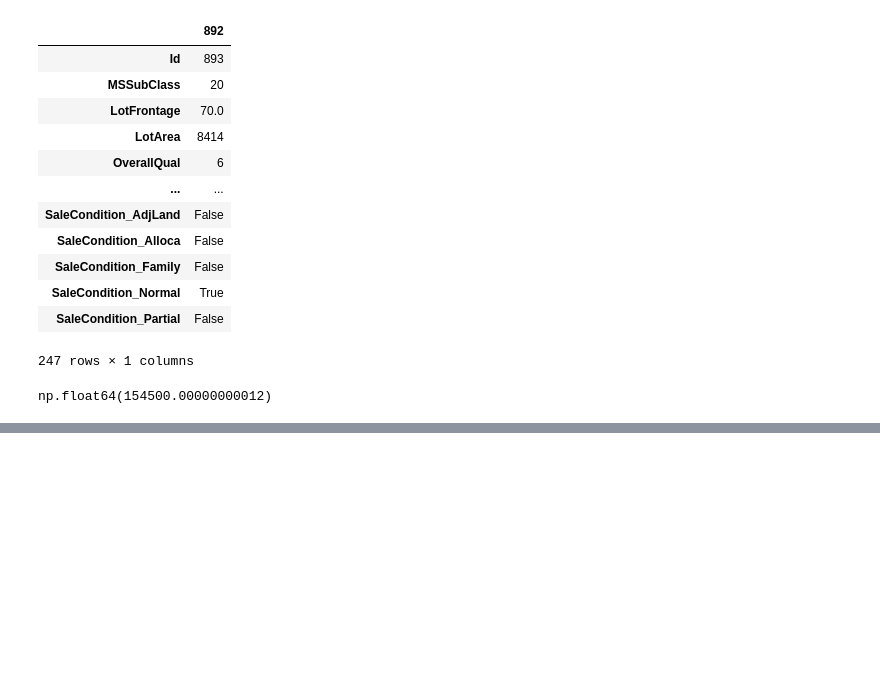
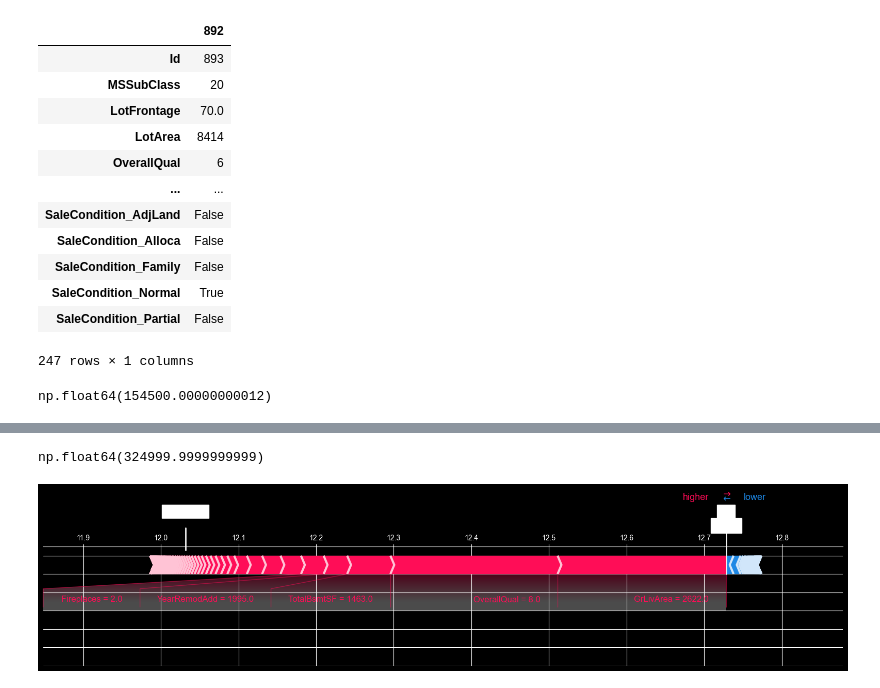
Before and after one commit to ludpotesta/PriceMyHouse, a Jupyter notebook: notebook/PriceMyHouse.ipynb, the cells around one changed output, grey strips where cells are left out. Cells and saved outputs as stored; diff of their text form; code cells hidden in the pictures; blank space fills up the shorter version.

```diff
--- a/notebook/PriceMyHouse.ipynb
+++ b/notebook/PriceMyHouse.ipynb
@@ -332,0 +394,15 @@ plt.show()
+# %%
+true_log_price = y_test.iloc[1]
+true_price = np.expm1(true_log_price)
+true_price
+# %% [output]
+np.float64(324999.9999999999)
+# %%
+shap.force_plot(
+    explainer.expected_value,
+    shap_values[1,:],
+    X_test.iloc[1,:],
+    matplotlib=True
+)
+# %% [output]
+[figure, added]
```
Also changed, not shown: parts of 11 cells of this notebook.
